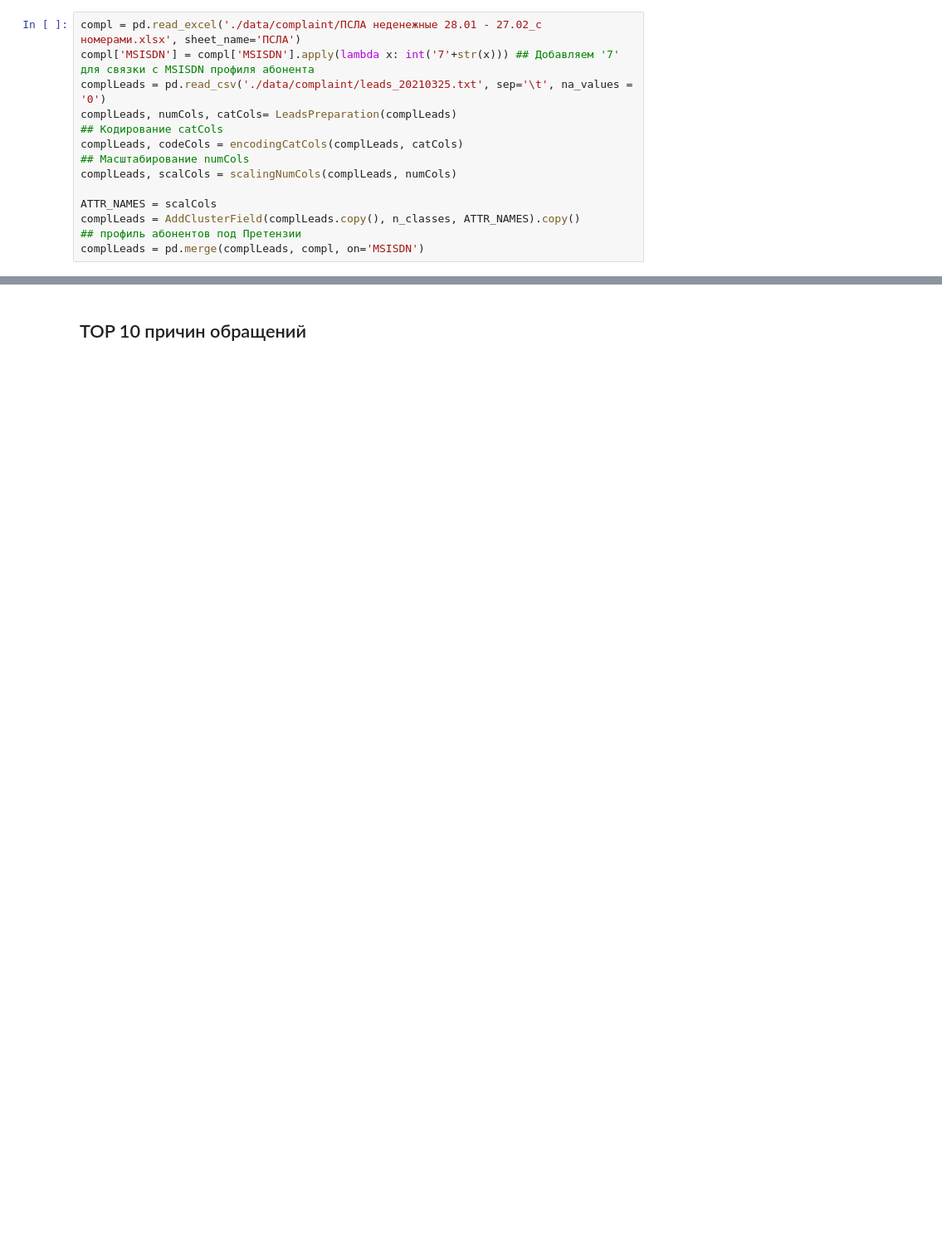
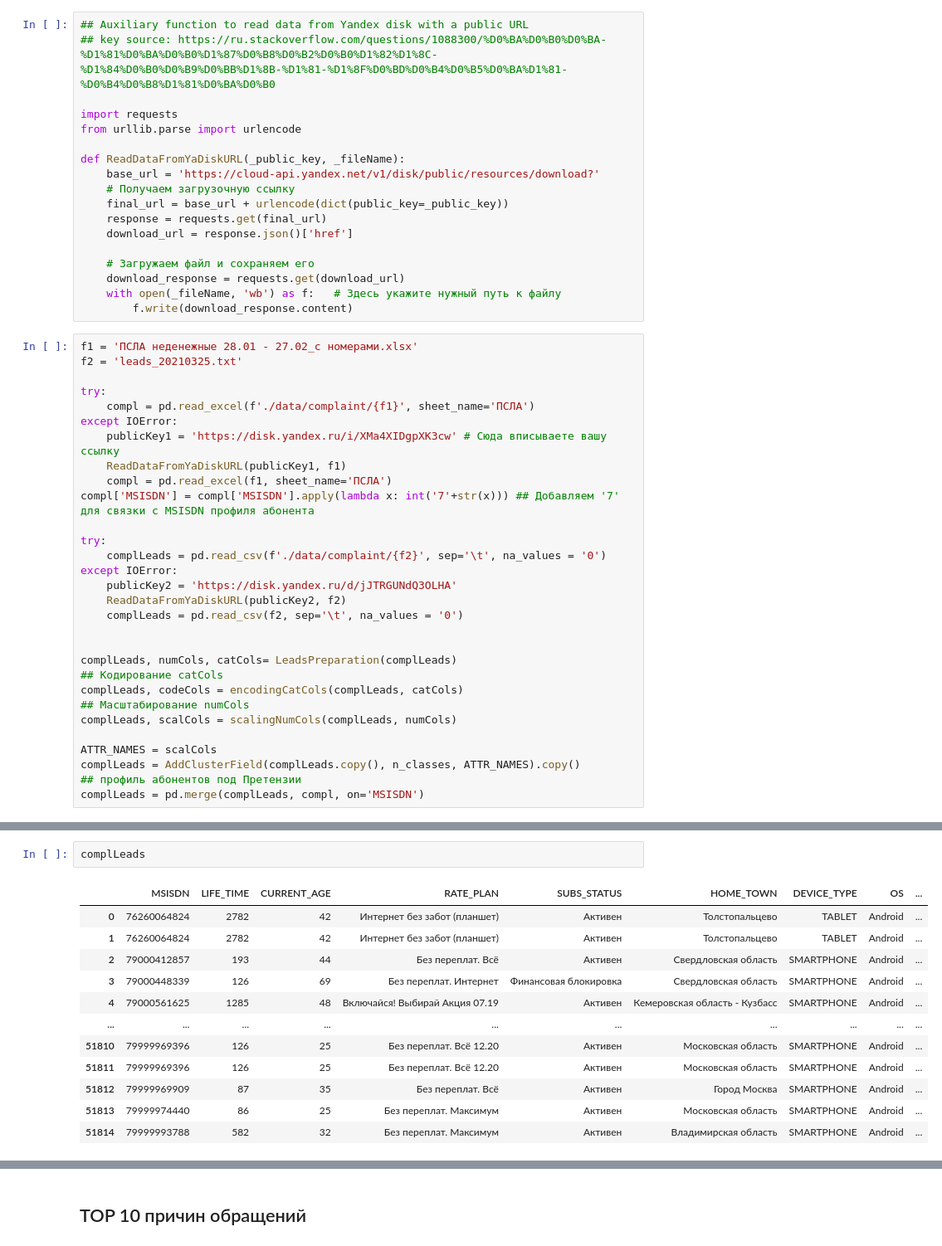
Before and after one commit to volfgar/RL-agents, a Jupyter notebook: approachRL.ipynb, the cells around one changed output, grey strips where cells are left out. Shown at 83% size. Cells and saved outputs as stored; diff of their text form; blank space fills up the shorter version.

Commit message:
Добавлено чтение источников данных из Yandex disk по публичной ссылке.

```diff
--- a/approachRL.ipynb
+++ b/approachRL.ipynb
@@ -44,10 +44,44 @@ from SOdataRep import *
 
 # Кол-во кластеров абонентов
 n_classes = 5
+# %%
+## Auxiliary function to read data from Yandex disk with a public URL
+## key source: https://ru.stackoverflow.com/questions/1088300/%D0%BA%D0%B0%D0%BA-%D1%81%D0%BA%D0%B0%D1%87%D0%B8%D0%B2%D0%B0%D1%82%D1%8C-%D1%84%D0%B0%D0%B9%D0%BB%D1%8B-%D1%81-%D1%8F%D0%BD%D0%B4%D0%B5%D0%BA%D1%81-%D0%B4%D0%B8%D1%81%D0%BA%D0%B0
+
+import requests
+from urllib.parse import urlencode
+
+def ReadDataFromYaDiskURL(_public_key, _fileName):
+    base_url = 'https://cloud-api.yandex.net/v1/disk/public/resources/download?'
+    # Получаем загрузочную ссылку
+    final_url = base_url + urlencode(dict(public_key=_public_key))
+    response = requests.get(final_url)
+    download_url = response.json()['href']
+
+    # Загружаем файл и сохраняем его
+    download_response = requests.get(download_url)
+    with open(_fileName, 'wb') as f:   # Здесь укажите нужный путь к файлу
+        f.write(download_response.content)
 # %%
-compl = pd.read_excel('./data/complaint/ПСЛА неденежные 28.01 - 27.02_с номерами.xlsx', sheet_name='ПСЛА')
+f1 = 'ПСЛА неденежные 28.01 - 27.02_с номерами.xlsx'
+f2 = 'leads_20210325.txt'
+
+try:
+    compl = pd.read_excel(f'./data/complaint/{f1}', sheet_name='ПСЛА')
+except IOError:
+    publicKey1 = 'https://disk.yandex.ru/i/XMa4XIDgpXK3cw' # Сюда вписываете вашу ссылку
+    ReadDataFromYaDiskURL(publicKey1, f1)
+    compl = pd.read_excel(f1, sheet_name='ПСЛА')
 compl['MSISDN'] = compl['MSISDN'].apply(lambda x: int('7'+str(x))) ## Добавляем '7' для связки с MSISDN профиля абонента
-complLeads = pd.read_csv('./data/complaint/leads_20210325.txt', sep='\t', na_values = '0')
+
+try:
+    complLeads = pd.read_csv(f'./data/complaint/{f2}', sep='\t', na_values = '0')
+except IOError:
+    publicKey2 = 'https://disk.yandex.ru/d/jJTRGUNdQ3OLHA'
+    ReadDataFromYaDiskURL(publicKey2, f2)
+    complLeads = pd.read_csv(f2, sep='\t', na_values = '0')
+
+
 complLeads, numCols, catCols= LeadsPreparation(complLeads)
 ## Кодирование catCols
 complLeads, codeCols = encodingCatCols(complLeads, catCols)
@@ -60,0 +97,15 @@ complLeads = pd.merge(complLeads, compl, on='MSISDN')
+# %%
+complLeads
+# %% [output]
+|  | MSISDN | LIFE_TIME | CURRENT_AGE | RATE_PLAN | SUBS_STATUS | HOME_TOWN | DEVICE_TYPE | OS | ... |
+| 0 | 76260064824 | 2782 | 42 | Интернет без забот (планшет) | Активен | Толстопальцево | TABLET | Android | ... |
+| 1 | 76260064824 | 2782 | 42 | Интернет без забот (планшет) | Активен | Толстопальцево | TABLET | Android | ... |
+| 2 | 79000412857 | 193 | 44 | Без переплат. Всё | Активен | Свердловская область | SMARTPHONE | Android | ... |
+| 3 | 79000448339 | 126 | 69 | Без переплат. Интернет | Финансовая блокировка | Свердловская область | SMARTPHONE | Android | ... |
+| 4 | 79000561625 | 1285 | 48 | Включайся! Выбирай Акция 07.19 | Активен | Кемеровская область - Кузбасс | SMARTPHONE | Android | ... |
+| ... | ... | ... | ... | ... | ... | ... | ... | ... | ... |
+| 51810 | 79999969396 | 126 | 25 | Без переплат. Всё 12.20 | Активен | Московская область | SMARTPHONE | Android | ... |
+| 51811 | 79999969396 | 126 | 25 | Без переплат. Всё 12.20 | Активен | Московская область | SMARTPHONE | Android | ... |
+| 51812 | 79999969909 | 87 | 35 | Без переплат. Всё | Активен | Город Москва | SMARTPHONE | Android | ... |
+| 51813 | 79999974440 | 86 | 25 | Без переплат. Максимум | Активен | Московская область | SMARTPHONE | Android | ... |
+| 51814 | 79999993788 | 582 | 32 | Без переплат. Максимум | Активен | Владимирская область | SMARTPHONE | Android | ... |
```
Also changed, not shown: parts of 7 cells of this notebook.
